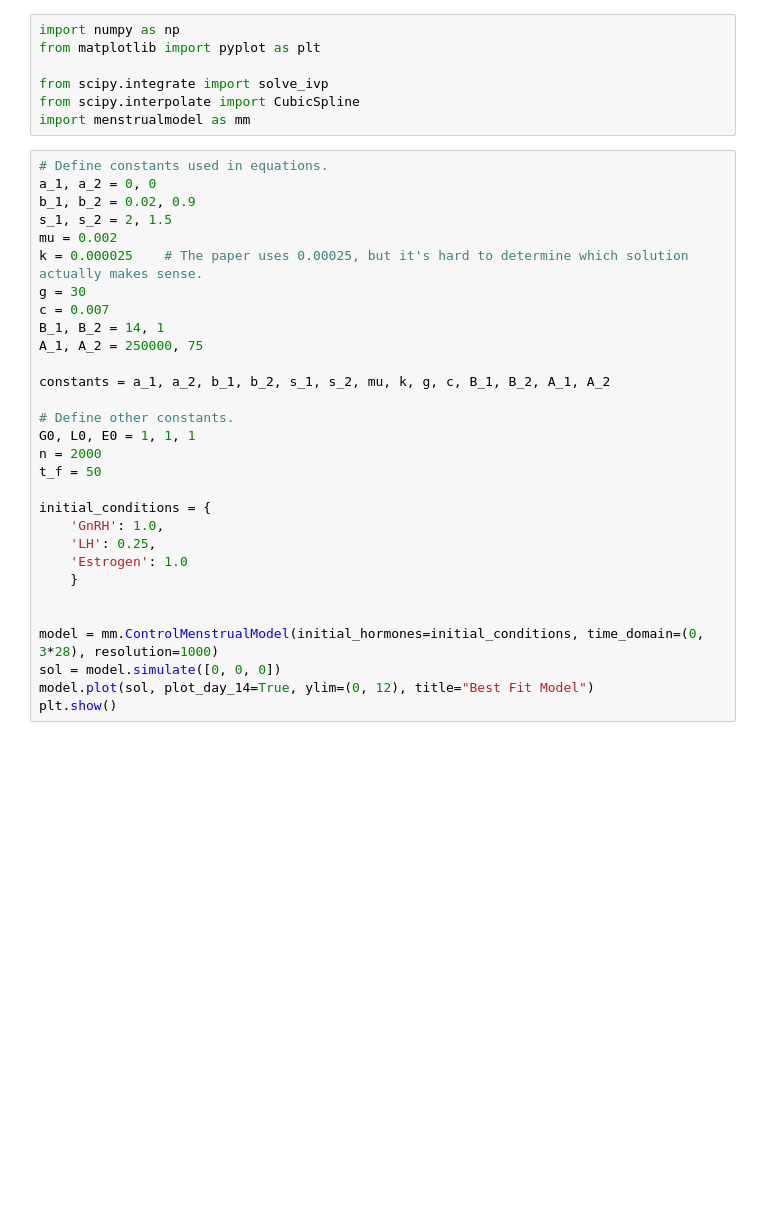
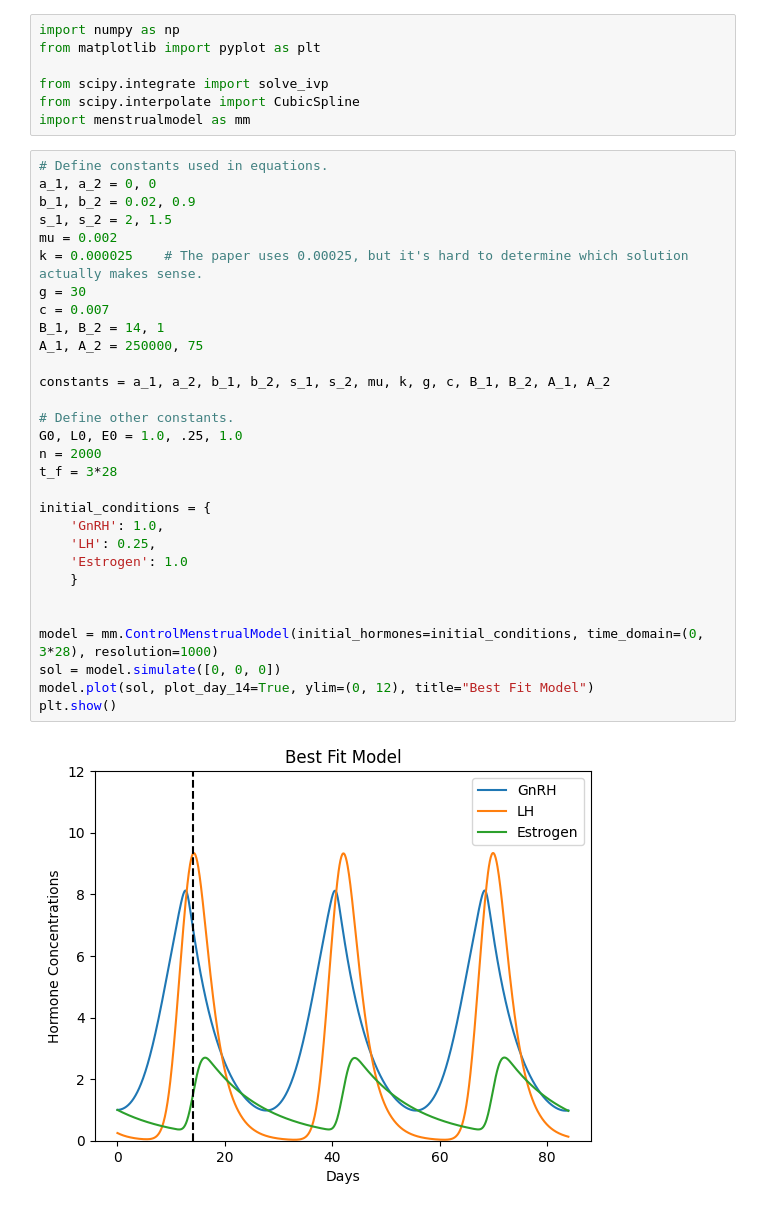
Before and after one commit to fletchmur/menstrual-cycle-model, a Jupyter notebook: max_principle_approach.ipynb, the cells around one changed output. Cells and saved outputs as stored; diff of their text form; blank space fills up the shorter version.

```diff
--- a/max_principle_approach.ipynb
+++ b/max_principle_approach.ipynb
@@ -8,33 +8,35 @@ import menstrualmodel as mm
 # %%
 # Define constants used in equations.
 a_1, a_2 = 0, 0
 b_1, b_2 = 0.02, 0.9
 s_1, s_2 = 2, 1.5
 mu = 0.002
 k = 0.000025    # The paper uses 0.00025, but it's hard to determine which solution actually makes sense.
 g = 30
 c = 0.007
 B_1, B_2 = 14, 1
 A_1, A_2 = 250000, 75
 
 constants = a_1, a_2, b_1, b_2, s_1, s_2, mu, k, g, c, B_1, B_2, A_1, A_2
 
 # Define other constants.
-G0, L0, E0 = 1, 1, 1
+G0, L0, E0 = 1.0, .25, 1.0
 n = 2000
-t_f = 50
+t_f = 3*28
 
 initial_conditions = {
     'GnRH': 1.0,
     'LH': 0.25,
     'Estrogen': 1.0
     }
 
 
 model = mm.ControlMenstrualModel(initial_hormones=initial_conditions, time_domain=(0, 3*28), resolution=1000)
 sol = model.simulate([0, 0, 0])
 model.plot(sol, plot_day_14=True, ylim=(0, 12), title="Best Fit Model")
 plt.show()
+# %% [output]
+[figure, added]
 # %%
 # Initialize state, costate, and u.
 state0 = np.array([G0, L0, E0])
```
Also changed, not shown: parts of 2 cells of this notebook, 1 other file.
